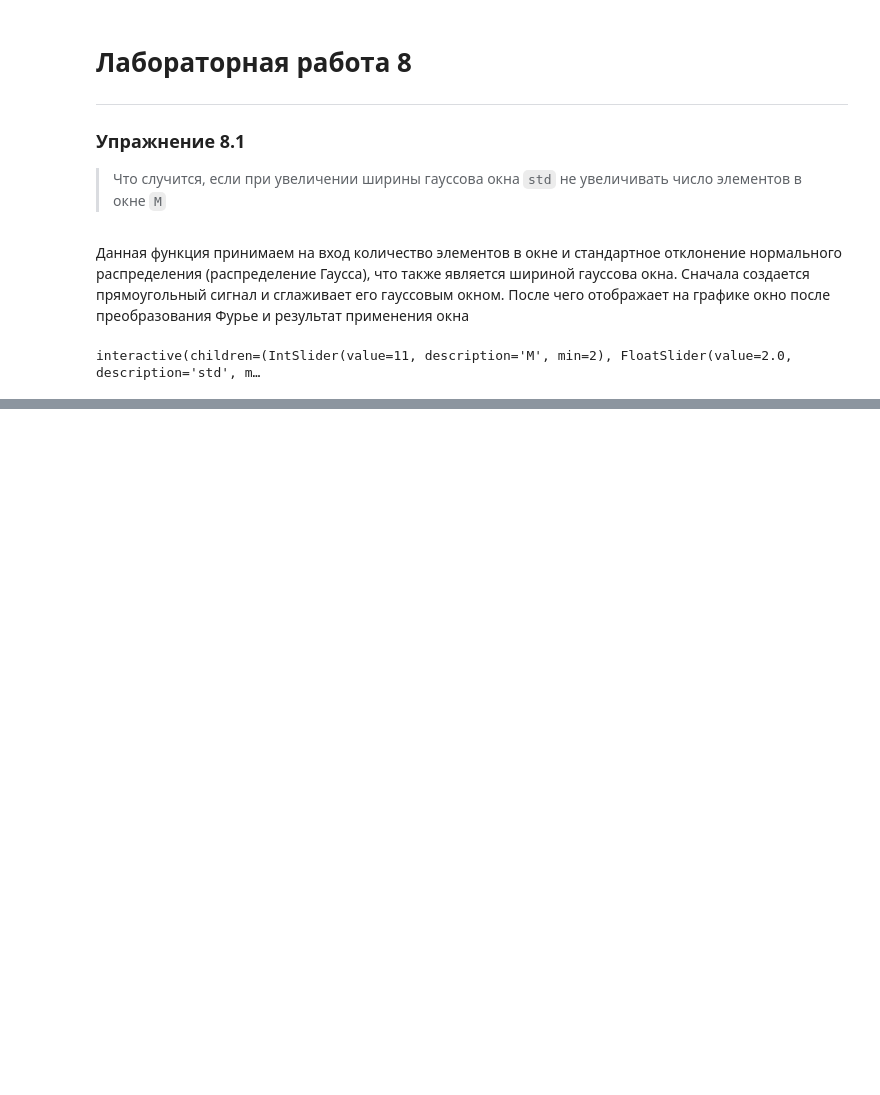
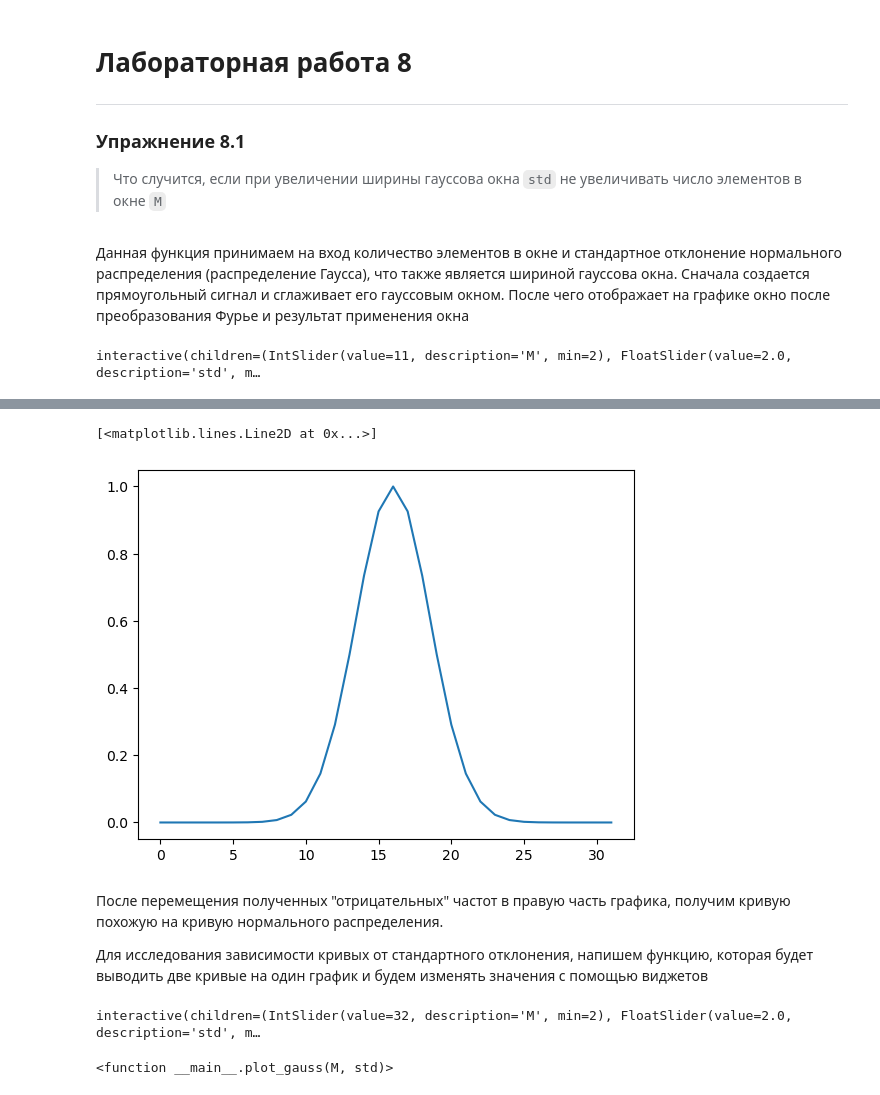
Before and after one commit to Otkuda/telecom, a Jupyter notebook: lab8/lab8.ipynb, the cells around one changed output, grey strips where cells are left out. Drawn from its saved outputs; the diff is of its cells as text; code cells hidden in the pictures; blank space fills up the shorter version.

```diff
--- a/lab8/lab8.ipynb
+++ b/lab8/lab8.ipynb
@@ -67,0 +93,31 @@ interactive(children=(IntSlider(value=11, description='M', min=2), FloatSlider(v
+# %%
+fft_rolled = np.roll(fft_gaussian, len(gaussian)//2)
+plt.plot(abs(fft_rolled))
+# %% [output]
+[<matplotlib.lines.Line2D at 0x...>]
+[figure, added]
+# %% [markdown]
+После перемещения полученных "отрицательных" частот в правую часть графика, получим кривую похожую на кривую нормального распределения.
+
+Для исследования зависимости кривых от стандартного отклонения, напишем функцию, которая будет выводить две кривые на один график и будем изменять значения с помощью виджетов
+# %%
+def plot_gauss(M, std):
+    gauss = scipy.signal.windows.gaussian(M, std)
+    gauss /= sum(gauss)
+    fft_gauss = np.fft.fft(gauss)
+    fft_rolled = np.roll(fft_gauss, len(gauss)//2)
+
+    plt.subplot(1, 2, 1)
+    plt.plot(gauss)
+    decorate(xlabel='Гаусс')
+
+    plt.subplot(1, 2, 2)
+    plt.plot(abs(fft_rolled))
+    decorate(xlabel='Преобразованный')
+
+slider_M = widgets.IntSlider(min=2, max=100, value=32)
+slider_std = widgets.FloatSlider(min=0, max=20, value=2)
+interact(plot_gauss, M=slider_M, std=slider_std)
+# %% [output]
+interactive(children=(IntSlider(value=32, description='M', min=2), FloatSlider(value=2.0, description='std', m…
+<function __main__.plot_gauss(M, std)>
```
Also changed, not shown: parts of 13 cells of this notebook, 2 other files.
